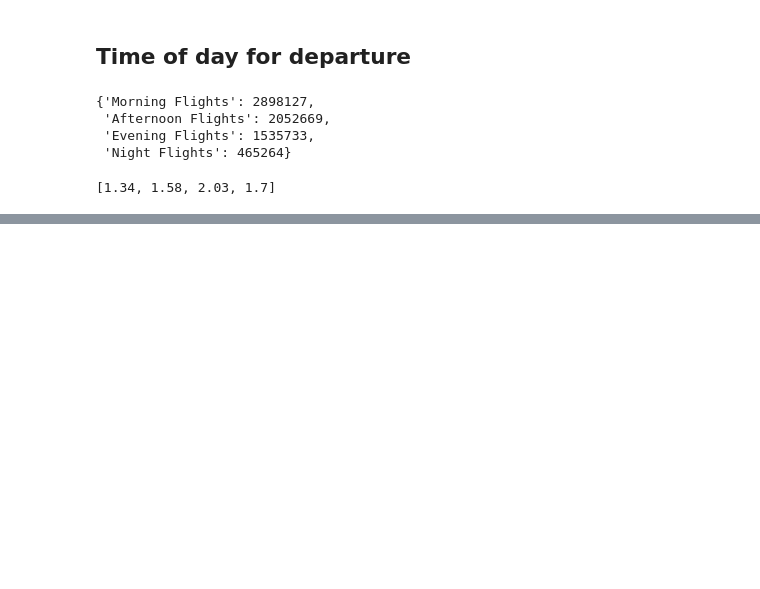
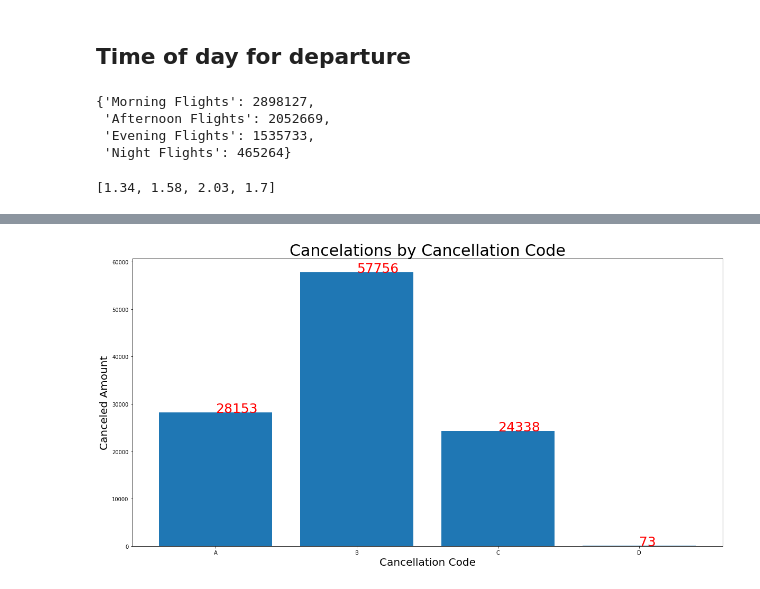
Before and after one commit to Arimorris/canceled_flights, a Jupyter notebook: visuals.ipynb, the cells around one changed output, grey strips where cells are left out. Saved outputs shown, nothing was run; the diff lists cells and outputs as text; code cells hidden in the pictures; blank space fills up the shorter version.

```diff
--- a/visuals.ipynb
+++ b/visuals.ipynb
@@ -528,0 +545,8 @@ plt.show()
+# %%
+A = cancel[cancel['CANCELLATION_CODE'] == 'A']
+B = cancel[cancel['CANCELLATION_CODE'] == 'B']
+C = cancel[cancel['CANCELLATION_CODE'] == 'C']
+D = cancel[cancel['CANCELLATION_CODE'] == 'D']
+# %%
+code_let =['A', 'B', 'C', 'D']
+code_amt = [len(A),len(B),len(C),len(D)]
@@ -528,0 +557,11 @@ plt.show()
+# %%
+plt.figure(figsize=(20,10))
+plt.bar(code_let, code_amt)
+plt.title("Cancelations by Cancellation Code", fontsize =30)
+plt.xlabel('Cancellation Code', fontsize =20)
+plt.ylabel('Canceled Amount', fontsize =20)
+for a,b in zip(code_let, code_amt):
+    plt.text(a, b, str(b), fontsize =25, color ='r')
+plt.show()
+# %% [output]
+[figure, added]
```
Also changed, not shown: parts of 6 cells of this notebook.
